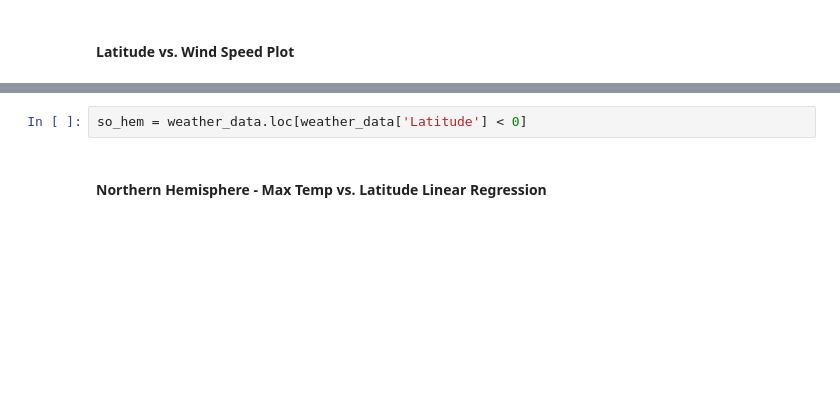
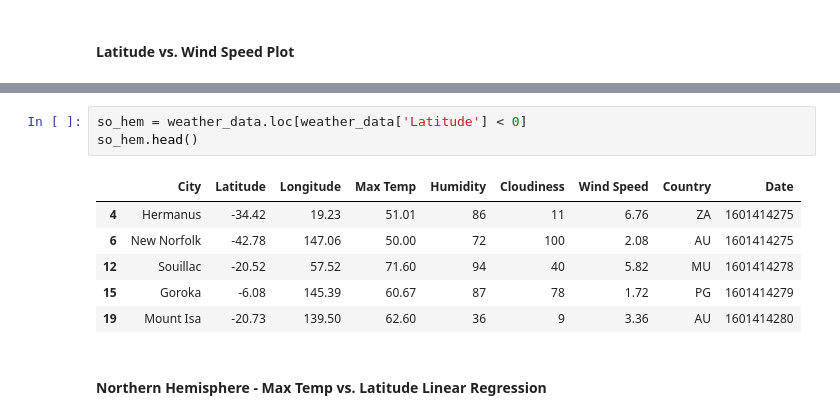
Before and after one commit to PhotoSynthesist62/UCI_Data_Analytics_Bootcamp_2020, a Jupyter notebook: 06-Python_APIs/WeatherPy_AR.ipynb, the cells around one changed output, grey strips where cells are left out. Saved outputs shown, nothing was run; the diff lists cells and outputs as text; blank space fills up the shorter version.

```diff
--- a/06-Python_APIs/WeatherPy_AR.ipynb
+++ b/06-Python_APIs/WeatherPy_AR.ipynb
@@ -202,5 +227,13 @@ no_hem = weather_data.loc[weather_data['Latitude'] > 0]
 # %%
 so_hem = weather_data.loc[weather_data['Latitude'] < 0]
+so_hem.head()
+# %% [output]
+|  | City | Latitude | Longitude | Max Temp | Humidity | Cloudiness | Wind Speed | Country | Date |
+| 4 | Hermanus | -34.42 | 19.23 | 51.01 | 86 | 11 | 6.76 | ZA | 1601414275 |
+| 6 | New Norfolk | -42.78 | 147.06 | 50.00 | 72 | 100 | 2.08 | AU | 1601414275 |
+| 12 | Souillac | -20.52 | 57.52 | 71.60 | 94 | 40 | 5.82 | MU | 1601414278 |
+| 15 | Goroka | -6.08 | 145.39 | 60.67 | 87 | 78 | 1.72 | PG | 1601414279 |
+| 19 | Mount Isa | -20.73 | 139.50 | 62.60 | 36 | 9 | 3.36 | AU | 1601414280 |
 # %% [markdown]
 #### Northern Hemisphere - Max Temp vs. Latitude Linear Regression
 # %%
```
Also changed, not shown: parts of 28 cells of this notebook, 3 other files.
